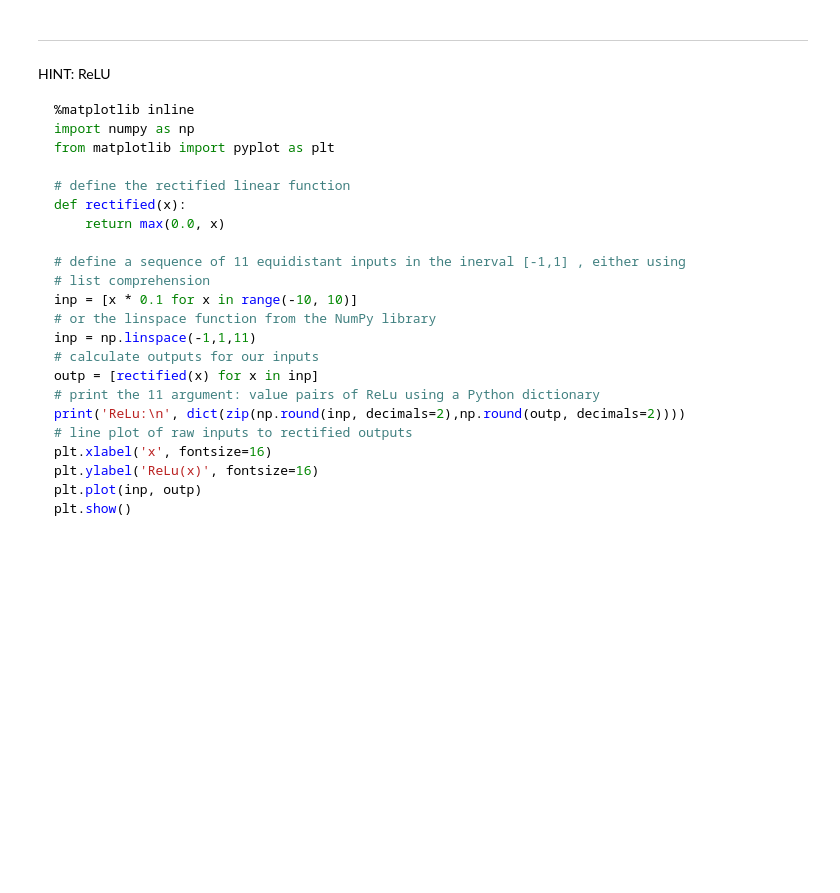
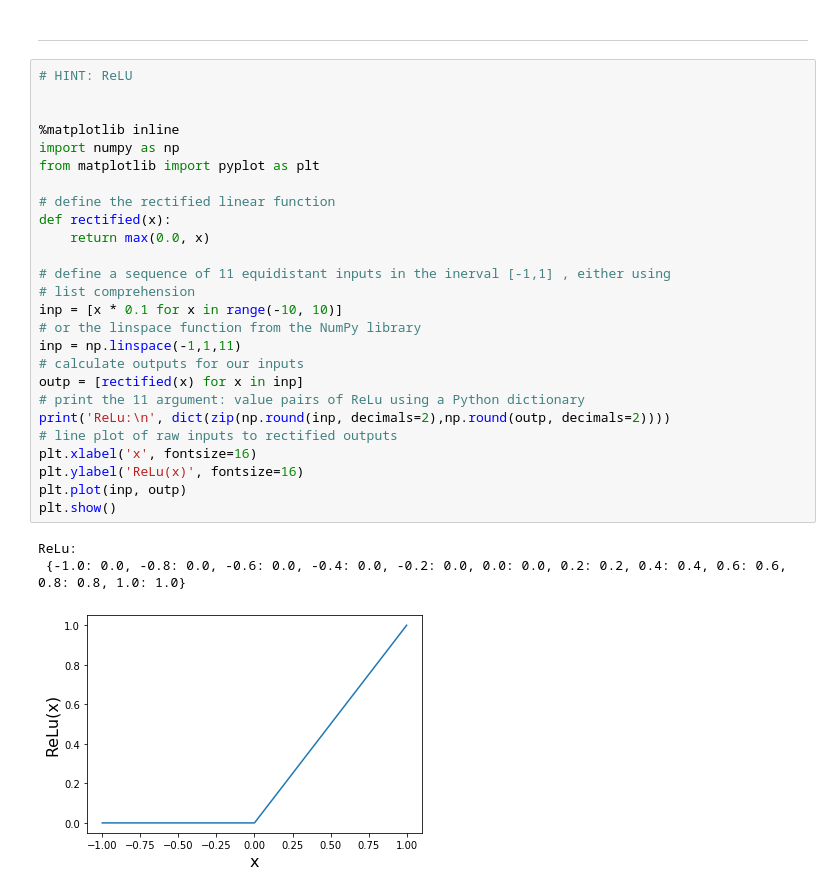
Before and after one commit to oercompbiomed/Seili-2019, a Jupyter notebook: notebooks/1.5b-keras-basics-fashion-mnist.ipynb, the cells around one changed output. Saved outputs shown, nothing was run; the diff lists cells and outputs as text; blank space fills up the shorter version.

````diff
--- a/notebooks/1.5b-keras-basics-fashion-mnist.ipynb
+++ b/notebooks/1.5b-keras-basics-fashion-mnist.ipynb
@@ -1167,30 +1165,33 @@ See also:<br>
 Volume 29, Issue 2, May 2019, Pages 102-127.
 # %% [markdown]
 _______________________________________________
-# %% [markdown]
-HINT: ReLU
-
-```python
-%matplotlib inline
-import numpy as np
-from matplotlib import pyplot as plt
-
-# define the rectified linear function
-def rectified(x):
-    return max(0.0, x)
-
-# define a sequence of 11 equidistant inputs in the inerval [-1,1] , either using
-# list comprehension
-inp = [x * 0.1 for x in range(-10, 10)]
-# or the linspace function from the NumPy library
-inp = np.linspace(-1,1,11)
-# calculate outputs for our inputs
-outp = [rectified(x) for x in inp]
-# print the 11 argument: value pairs of ReLu using a Python dictionary
-print('ReLu:\n', dict(zip(np.round(inp, decimals=2),np.round(outp, decimals=2))))
-# line plot of raw inputs to rectified outputs
-plt.xlabel('x', fontsize=16)
-plt.ylabel('ReLu(x)', fontsize=16)
-plt.plot(inp, outp)
-plt.show()
-```
+# %%
+# HINT: ReLU
+
+
+%matplotlib inline
+import numpy as np
+from matplotlib import pyplot as plt
+
+# define the rectified linear function
+def rectified(x):
+    return max(0.0, x)
+
+# define a sequence of 11 equidistant inputs in the inerval [-1,1] , either using
+# list comprehension
+inp = [x * 0.1 for x in range(-10, 10)]
+# or the linspace function from the NumPy library
+inp = np.linspace(-1,1,11)
+# calculate outputs for our inputs
+outp = [rectified(x) for x in inp]
+# print the 11 argument: value pairs of ReLu using a Python dictionary
+print('ReLu:\n', dict(zip(np.round(inp, decimals=2),np.round(outp, decimals=2))))
+# line plot of raw inputs to rectified outputs
+plt.xlabel('x', fontsize=16)
+plt.ylabel('ReLu(x)', fontsize=16)
+plt.plot(inp, outp)
+plt.show()
+# %% [output]
+ReLu:
+ {-1.0: 0.0, -0.8: 0.0, -0.6: 0.0, -0.4: 0.0, -0.2: 0.0, 0.0: 0.0, 0.2: 0.2, 0.4: 0.4, 0.6: 0.6, 0.8: 0.8, 1.0: 1.0}
+[figure, added]
````
Also changed, not shown: parts of 23 cells of this notebook, 9 other files.
